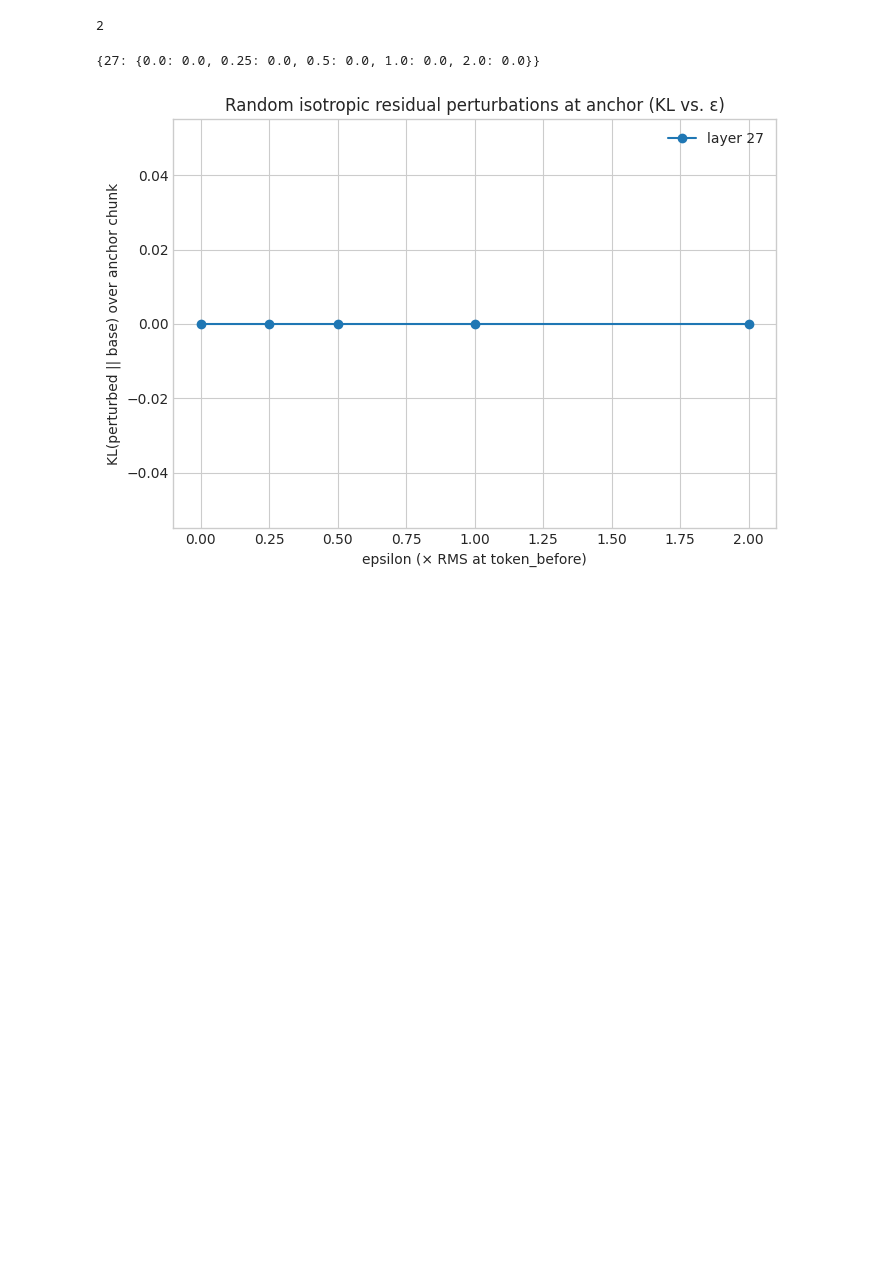
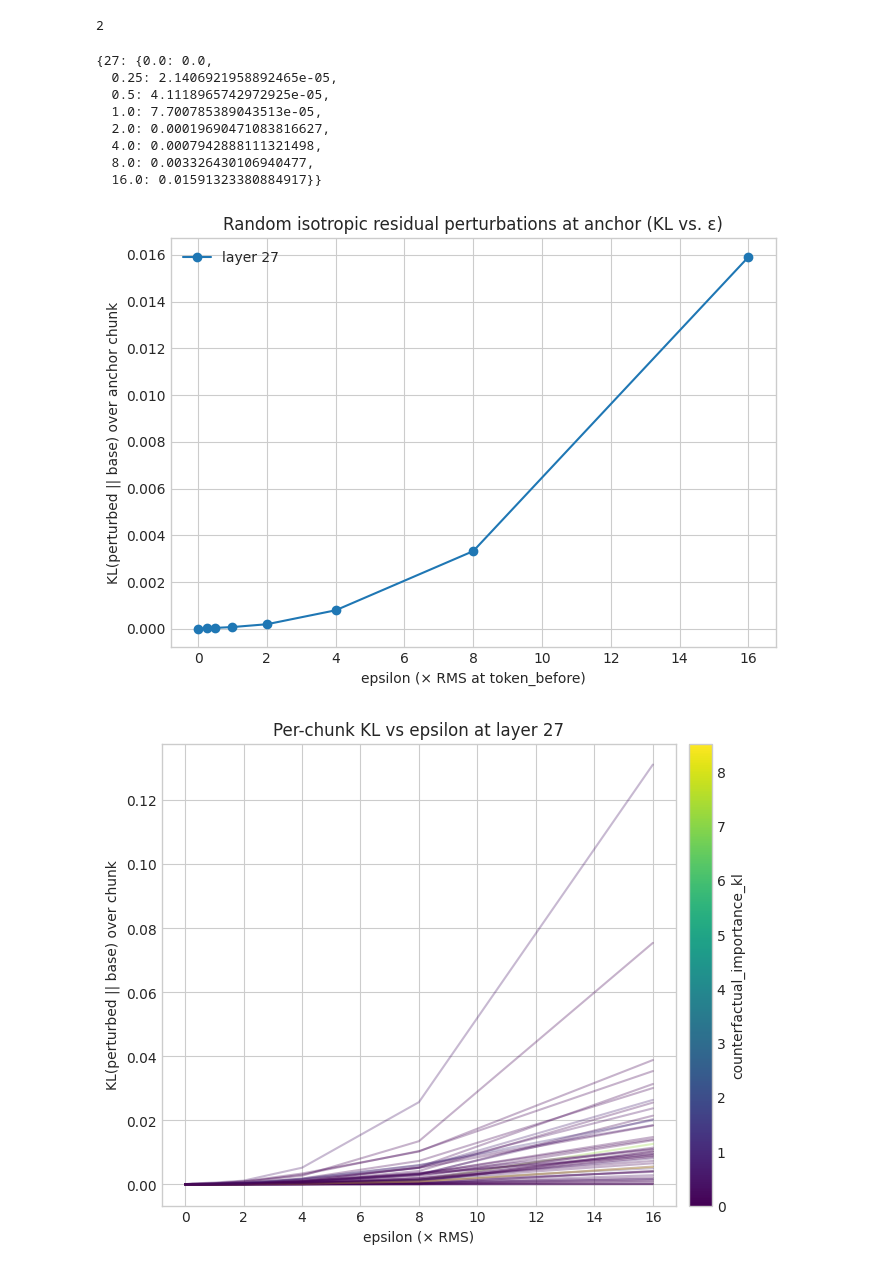
Before and after one commit to cutterdawes/SteeringThoughtAnchors, a Jupyter notebook: notebooks/experiment_3aii_anchor_perturbation.ipynb, the cells around one changed output. Saved outputs shown, nothing was run; the diff lists cells and outputs as text; code cells hidden in the pictures; blank space fills up the shorter version.

Commit message:
Initial perturbation results: mixed, not much correlation between high KL and anchors

```diff
--- a/notebooks/experiment_3aii_anchor_perturbation.ipynb
+++ b/notebooks/experiment_3aii_anchor_perturbation.ipynb
@@ -27,7 +27,7 @@ from utils import load_model_and_vectors, split_solution_into_chunks
 model_name = 'deepseek-ai/DeepSeek-R1-Distill-Qwen-1.5B'
 max_examples = 8  # subset for a quick run; increase as needed
 selected_layers = None  # e.g., [24, 26, 28]; None = use last layer only
-epsilons = [0.0, 0.25, 0.5, 1.0, 2.0]  # multiples of RMS
+epsilons = [0.0, 0.25, 0.5, 1.0, 2.0, 4.0, 8.0, 16.0]  # multiples of RMS
 n_directions = 8  # random directions per epsilon
 seed = 42
 random.seed(seed); torch.manual_seed(seed)
@@ -350,10 +349,15 @@ for ex_idx, ex in enumerate(examples, start=1):
 # Aggregate per-layer averages across examples/chunks
 summary = {L: {eps: (sum(vals)/len(vals) if vals else 0.0) for eps, vals in eps_map.items()} for L, eps_map in results.items()}
 summary
-summary = {L: {eps: (sum(vals)/len(vals) if vals else 0.0) for eps, vals in eps_map.items()} for L, eps_map in results.items()}
-summary
 # %% [output]
-{27: {0.0: 0.0, 0.25: 0.0, 0.5: 0.0, 1.0: 0.0, 2.0: 0.0}}
+{27: {0.0: 0.0,
+  0.25: 2.1406921958892465e-05,
+  0.5: 4.1118965742972925e-05,
+  1.0: 7.700785389043513e-05,
+  2.0: 0.00019690471083816627,
+  4.0: 0.0007942888111321498,
+  8.0: 0.003326430106940477,
+  16.0: 0.01591323380884917}}
 # %%
 # Plot KL vs. epsilon per selected layer
 plt.style.use('seaborn-v0_8-whitegrid')
@@ -369,33 +373,35 @@ ax.legend()
 plt.tight_layout()
 plt.show()
 # %% [output]
-[figure, old version]
+[figure, new version]
 # %%
 # Plot per-chunk KL vs epsilon, color-coded by counterfactual_importance_kl
 import numpy as np
 import matplotlib.pyplot as plt
 from matplotlib.cm import viridis
 from matplotlib.colors import Normalize
 plt.style.use('seaborn-v0_8-whitegrid')
 for L in selected_layers:
     curves = chunk_curves.get(L, [])
     if not curves:
         continue
     imps = np.array([c['importance'] for c in curves], dtype=float)
     # Normalize importance to [0,1] for colormap
     imp_min, imp_max = float(np.nanmin(imps)), float(np.nanmax(imps) if np.any(np.isfinite(imps)) else 1.0)
     norm = Normalize(vmin=imp_min, vmax=imp_max if imp_max>imp_min else imp_min+1e-6)
     fig, ax = plt.subplots(figsize=(8,6))
     for entry in curves:
         color = viridis(norm(entry['importance']))
         ys = entry['ys']
         xs = [float(e) for e in epsilons]
-        ax.plot(xs, ys, color=color, alpha=0.8, linewidth=1.5)
+        ax.plot(xs, ys, color=color, alpha=0.3, linewidth=1.5)
     sm = plt.cm.ScalarMappable(cmap='viridis', norm=norm)
     sm.set_array([])
     cbar = plt.colorbar(sm, ax=ax, pad=0.02)
     cbar.set_label('counterfactual_importance_kl')
     ax.set_xlabel('epsilon (× RMS)')
     ax.set_ylabel('KL(perturbed || base) over chunk')
     ax.set_title(f'Per-chunk KL vs epsilon at layer {L}')
     plt.show()
+# %% [output]
+[figure, added]
```
Also changed, not shown: parts of 1 cell of this notebook.
